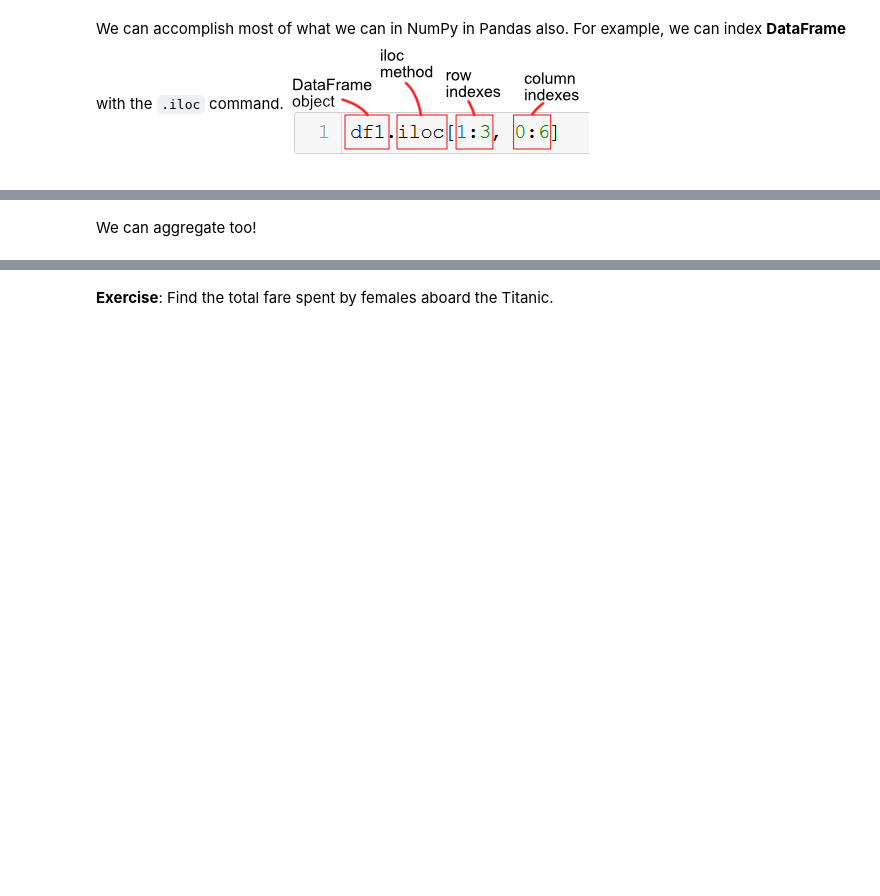
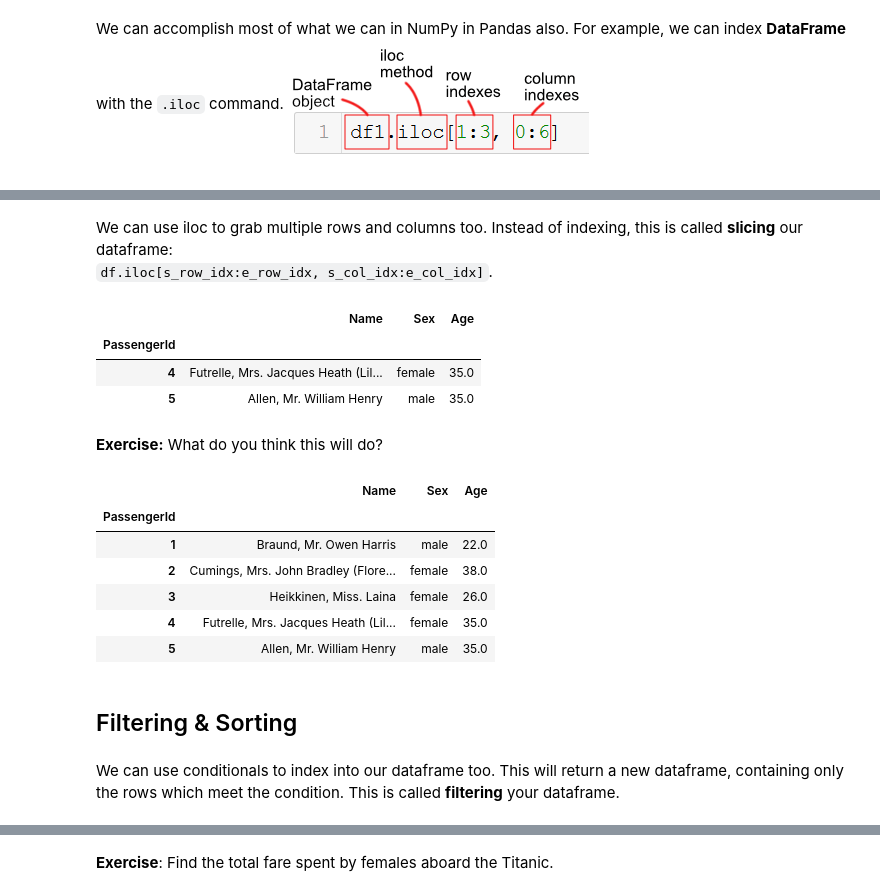
Before and after one commit to SUSA-org/Spring-2020-Career-Exploration, a Jupyter notebook: Lectures/Lecture3/Numpy and Pandas.ipynb, the cells around one changed output, grey strips where cells are left out. Cells and saved outputs as stored; diff of their text form; code cells hidden in the pictures; blank space fills up the shorter version.

```diff
--- a/Lectures/Lecture3/Numpy and Pandas.ipynb
+++ b/Lectures/Lecture3/Numpy and Pandas.ipynb
@@ -661,2 +798,26 @@ titanic_train.iloc[3, 3] # 4rd row, 4rd column ==> sex of 4th passenger.
-# %% [markdown]
-We can aggregate too!
+# %% [markdown]
+We can use iloc to grab multiple rows and columns too. Instead of indexing, this is called **slicing** our dataframe:
+`df.iloc[s_row_idx:e_row_idx, s_col_idx:e_col_idx]`.
+# %%
+titanic_train.iloc[3:5, 2:5] #2nd, 3rd, 4th columns of the 3rd and 4th rows (zero-indexed and non-inclusive of high-idx)
+# %% [output]
+|  | Name | Sex | Age |
+| PassengerId |  |  |  |
+| 4 | Futrelle, Mrs. Jacques Heath (Lil... | female | 35.0 |
+| 5 | Allen, Mr. William Henry | male | 35.0 |
+# %% [markdown]
+**Exercise:** What do you think this will do?
+# %%
+titanic_train.iloc[:, 2:5].head()
+# %% [output]
+|  | Name | Sex | Age |
+| PassengerId |  |  |  |
+| 1 | Braund, Mr. Owen Harris | male | 22.0 |
+| 2 | Cumings, Mrs. John Bradley (Flore... | female | 38.0 |
+| 3 | Heikkinen, Miss. Laina | female | 26.0 |
+| 4 | Futrelle, Mrs. Jacques Heath (Lil... | female | 35.0 |
+| 5 | Allen, Mr. William Henry | male | 35.0 |
+# %% [markdown]
+## Filtering & Sorting
+# %% [markdown]
+We can use conditionals to index into our dataframe too. This will return a new dataframe, containing only the rows which meet the condition. This is called **filtering** your dataframe.
```
Also changed, not shown: parts of 79 cells of this notebook.
